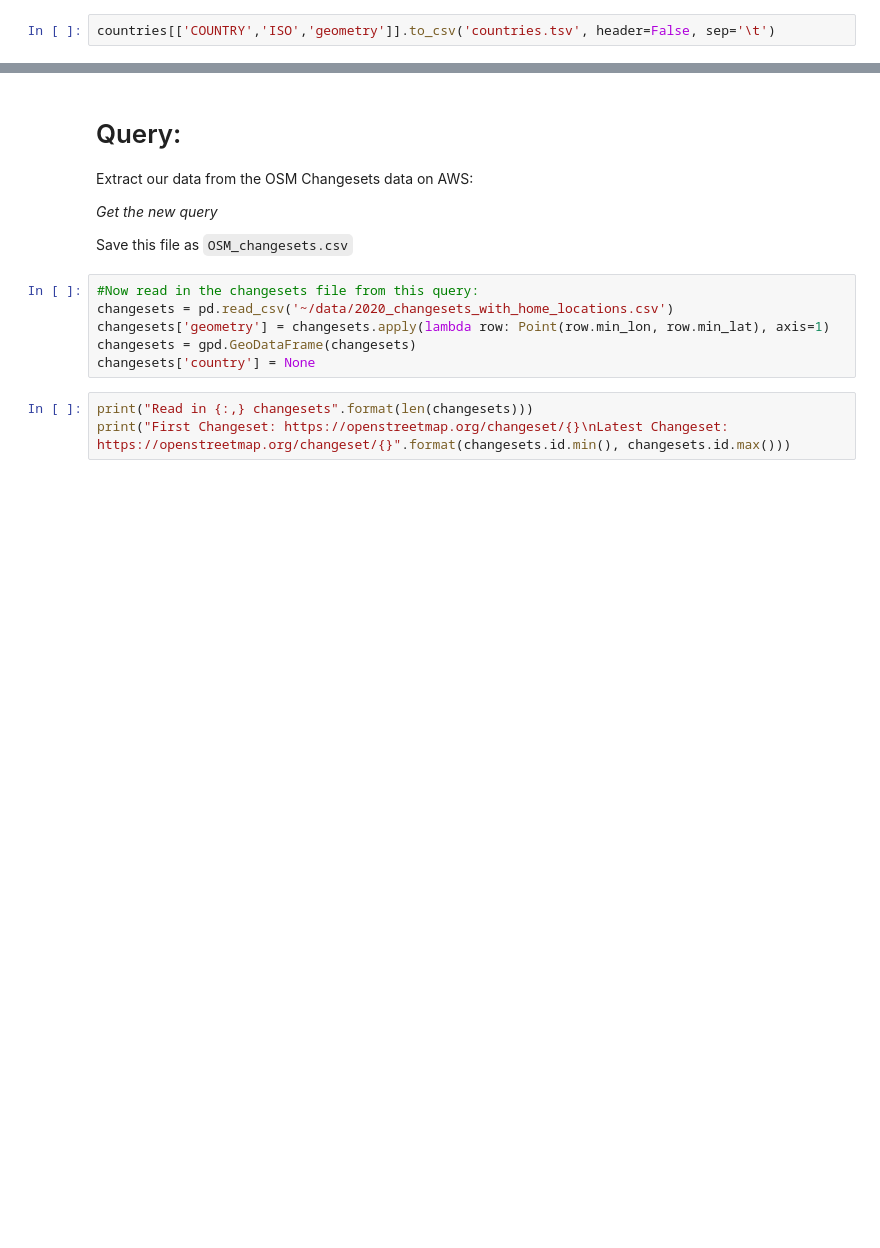
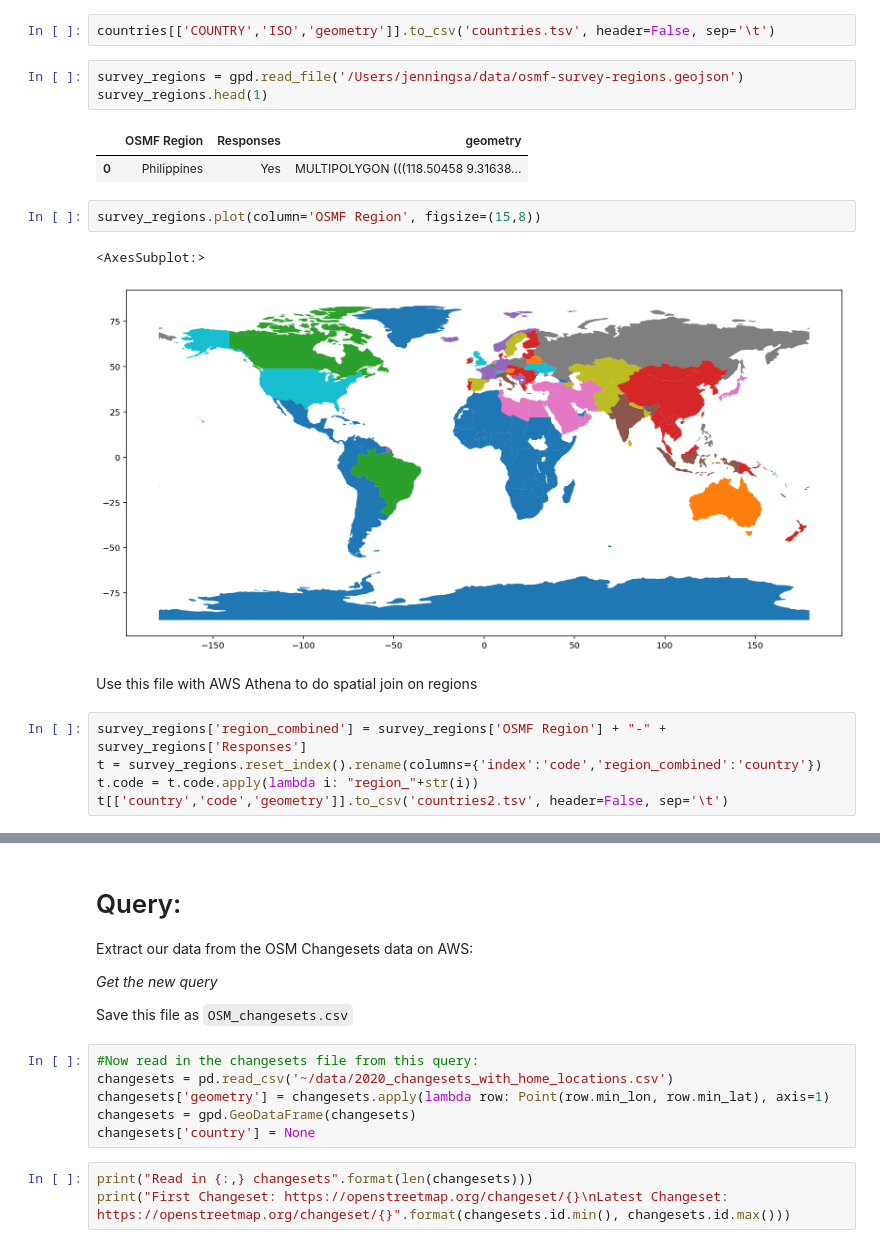
Before and after one commit to jenningsanderson/various-osm, a Jupyter notebook: OSM Contributions by Country.ipynb, the cells around one changed output, grey strips where cells are left out. Drawn from its saved outputs; the diff is of its cells as text; blank space fills up the shorter version.

Commit message:
by region

```diff
--- a/OSM Contributions by Country.ipynb
+++ b/OSM Contributions by Country.ipynb
@@ -36,2 +36,20 @@ countries.head(3)
 # %%
 countries[['COUNTRY','ISO','geometry']].to_csv('countries.tsv', header=False, sep='\t')
+# %%
+survey_regions = gpd.read_file('/Users/jenningsa/data/osmf-survey-regions.geojson')
+survey_regions.head(1)
+# %% [output]
+|  | OSMF Region | Responses | geometry |
+| 0 | Philippines | Yes | MULTIPOLYGON (((118.50458 9.31638... |
+# %%
+survey_regions.plot(column='OSMF Region', figsize=(15,8))
+# %% [output]
+<AxesSubplot:>
+[figure, added]
+# %% [markdown]
+Use this file with AWS Athena to do spatial join on regions
+# %%
+survey_regions['region_combined'] = survey_regions['OSMF Region'] + "-" + survey_regions['Responses']
+t = survey_regions.reset_index().rename(columns={'index':'code','region_combined':'country'})
+t.code = t.code.apply(lambda i: "region_"+str(i))
+t[['country','code','geometry']].to_csv('countries2.tsv', header=False, sep='\t')
```
Also changed, not shown: parts of 2 cells of this notebook, 1 other file.
